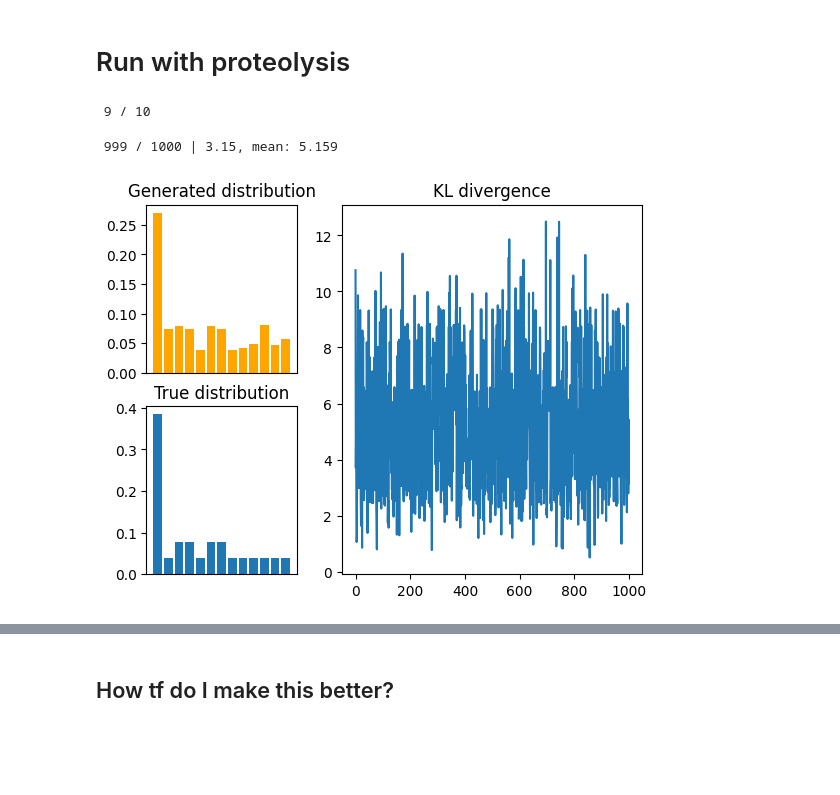
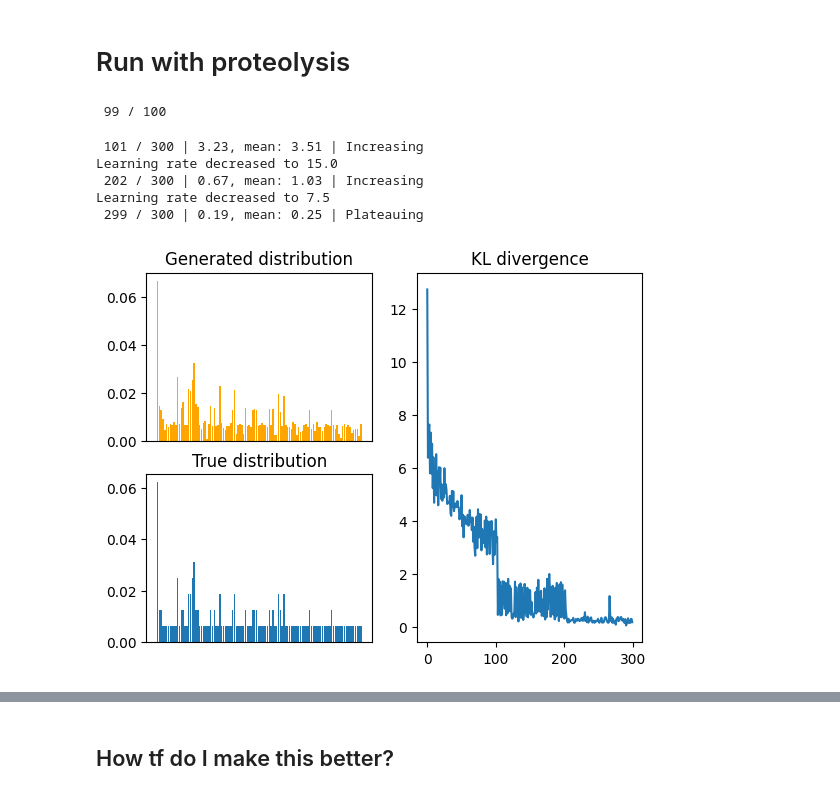
Before and after one commit to ErikHartman/disassembly, a Jupyter notebook: src/weight_estimation_new_method.ipynb, the cells around one changed output, grey strips where cells are left out. Drawn from its saved outputs; the diff is of its cells as text; code cells hidden in the pictures; blank space fills up the shorter version.

```diff
--- a/src/weight_estimation_new_method.ipynb
+++ b/src/weight_estimation_new_method.ipynb
@@ -208,51 +208,55 @@ enzymes = enzyme_set(
         enzyme({"K": 0.5, "R": 0.5}, "trypsin"),
         enzyme({"V": 0.5, "I": 0.25, "A": 0.15, "T": 0.1}, "elne"),
     ],
-    [1,1,0],  # activities
-    [1,1,0],  # abundances
+    [1,1,1],  # activities
+    [1,1,1],  # abundances
 )
 
 
 P, sequence_graph = simulate_proteolysis(
     hbb,
     n_start=10,
-    n_iterations=10,
+    n_iterations=100,
     endo_or_exo_probability=[0.5,0.5],
     enzymes=enzymes,
 )
 # %% [output]
- 9 / 10
+ 99 / 100
 # %%
 from disassembly.esimate_weights import estimate_weights
 
-G, kls, generated, weights = estimate_weights(P, enzymes.meta_enzyme, lr=10, n_iterations=1000)
+G, kls, generated, weights = estimate_weights(P, enzymes.meta_enzyme, lr=30, n_iterations=300)
 
 fig, axs = plt.subplot_mosaic(
-    [["generated", "kl"], ["true", "kl"]], width_ratios=[1, 2]
+    [["generated", "kl"], ["true", "kl"]], width_ratios=[2, 2]
 )
 
 generated_sum = {k: 0 for k in generated[0].keys()}
 
 for p_generated in [
     generated[i]
     for i in range(
         len(generated.keys()) - int(len(generated.keys()) / 20), len(generated.keys())
     )
 ]:
     for k, v in p_generated.items():
         generated_sum[k] += v / 20
 
 axs["true"].bar(P.keys(), [v/sum(P.values()) for v in P.values()])
 axs["generated"].bar(generated_sum.keys(), [v/sum(generated_sum.values()) for v in generated_sum.values()], color="orange")
 axs["kl"].plot(kls)
 axs["true"].set_title("True distribution")
 axs["generated"].set_title(f"Generated distribution")
 axs["kl"].set_title("KL divergence")
 axs["true"].set_xticks([])
 axs["generated"].set_xticks([])
 plt.show()
 # %% [output]
- 999 / 1000 | 3.15, mean: 5.159
+ 101 / 300 | 3.23, mean: 3.51 | Increasing
+Learning rate decreased to 15.0
+ 202 / 300 | 0.67, mean: 1.03 | Increasing
+Learning rate decreased to 7.5
+ 299 / 300 | 0.19, mean: 0.25 | Plateauing
-[figure, old version]
+[figure, new version]
 # %%
 real_vs_estimated_weights = []
```
Also changed, not shown: parts of 5 cells of this notebook, 1 other file.
